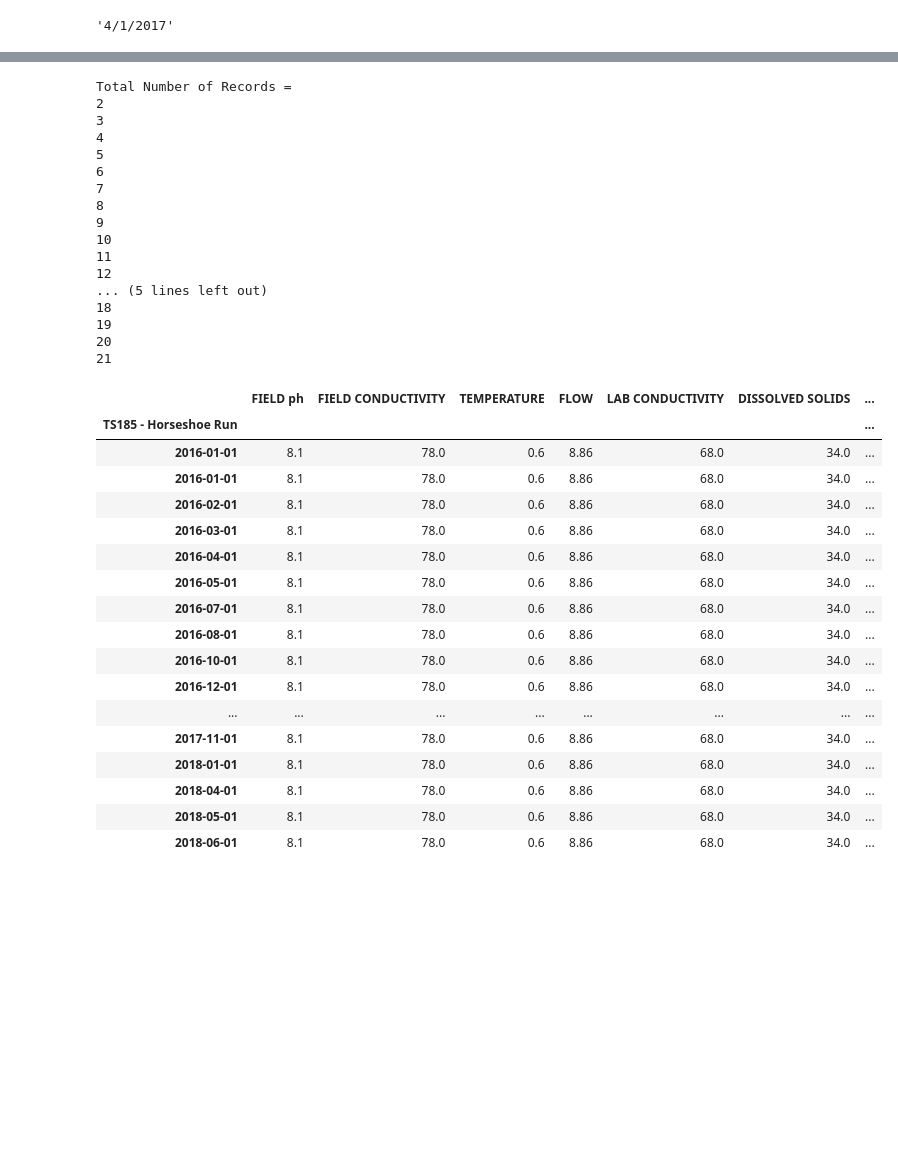
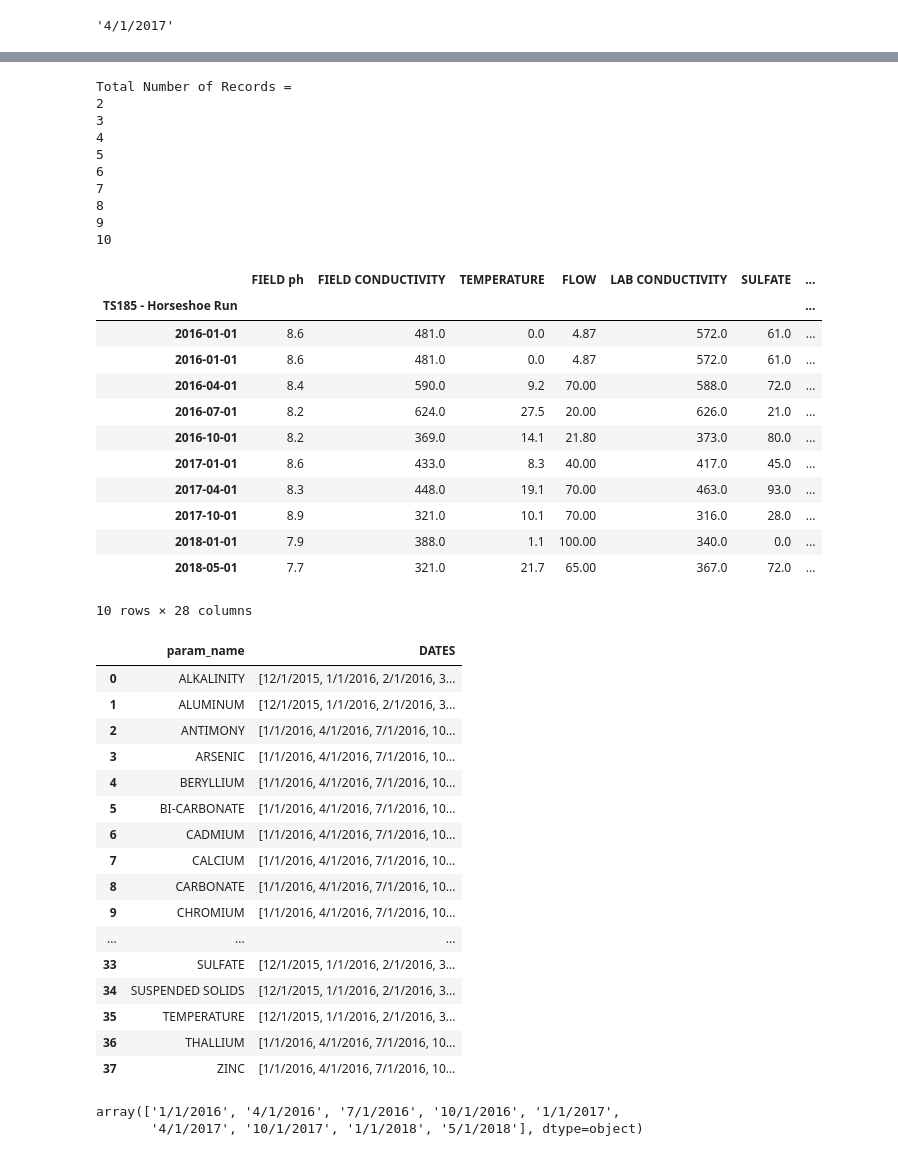
Before and after one commit to bonnerjf33/TS_Data_Web_App, a Jupyter notebook: TS_Web_Data_2.ipynb, the cells around one changed output, grey strips where cells are left out. Saved outputs shown, nothing was run; the diff lists cells and outputs as text; code cells hidden in the pictures; blank space fills up the shorter version.

```diff
--- a/TS_Web_Data_2.ipynb
+++ b/TS_Web_Data_2.ipynb
@@ -234,9 +234,9 @@ for i in param_dates:
 # %%
-ts = 'TS185'
+ts = 'TS176'
 
 df_comb = pd.read_csv('TS_New_Combined_Final.csv')
 df_comb = df_comb.fillna(0)
-
+df_comb = df_comb[df_comb['station_id'].str.contains(ts, na=False)]
 
 group = df_comb.groupby('param_name')
 df2 = pd.DataFrame(group.apply(lambda x: x['test_batch_id'].unique()))
@@ -269,65 +269,78 @@ print("Total Number of Records = ")
 for i, date in enumerate(dates):
 
     df_comb_date = common_filter1[common_filter1['station_id'].str.contains(ts, na=False)]
-    df_comb_date = df_comb_date[df_comb_date['test_batch_id'] == initial_date]
+    df_comb_date = df_comb_date[df_comb_date['test_batch_id'] == dates[i]]
     df_comb_date = df_comb_date.drop(['station_id', 'sample_id', 'fraction', 'result_unit', 'test_batch_id'], axis=1)
     df_comb_date = df_comb_date.set_index('param_name').transpose()
 
-    #df_comb_date = df_comb_date.astype('float')
+    df_comb_date = df_comb_date.astype('float')
 
     df_comb_date.columns = ['FIELD ph', 'FIELD CONDUCTIVITY','TEMPERATURE','FLOW', 'LAB CONDUCTIVITY', 'SULFATE', 'DISSOLVED SOLIDS', 'SUSPENDED SOLIDS', 'LAB ph', 'ALKALINITY', 'HOT ACIDITY', 'MINERAL ACIDITY', 'IRON_D', 'MANGANESE_D', 'ALUMINUM_D', 'IRON_T', 'MANGANESE_T', 'ALUMINUM_T', 'ANTIMONY', 'ARSENIC', 'BERYLLIUM', 'CADMIUM', 'CHROMIUM', 'COPPER', 'LEAD', 'MERCURY', 'NICKEL', 'SELENIUM', 'SILVER', 'THALLIUM', 'ZINC', 'CYANIDE', 'PHENOLS', 'NITRATE', 'SODIUM', 'CALCIUM', 'MAGNESIUM', 'POTASSIUM', 'BI-CARBONATE', 'CARBONATE', 'PHOSPHATE']
 
     df_comb_concat = pd.concat([df_comb_concat, df_comb_date])
 
     as_list = df_comb_concat.index.tolist()
     idx = as_list.index('result_value')
     as_list[idx] = dates[i]
     df_comb_concat.index = as_list
 
     df_comb_concat.index.name = 'TS185 - Horseshoe Run'
 
     print(1+(i+1))
 
 df_comb_concat = df_comb_concat.fillna(0)
 
 df_comb_concat = df_comb_concat.loc[:, (df_comb_date != 0).any(axis=0)]
 
 df_comb_concat.index = pd.to_datetime(df_comb_concat.index)
 
 df_comb_concat
 # %% [output]
 Total Number of Records =
 2
 3
 4
 5
 6
 7
 8
 9
 10
-11
-12
-... (5 lines left out)
-18
-19
-20
-21
-|  | FIELD ph | FIELD CONDUCTIVITY | TEMPERATURE | FLOW | LAB CONDUCTIVITY | DISSOLVED SOLIDS | ... |
+|  | FIELD ph | FIELD CONDUCTIVITY | TEMPERATURE | FLOW | LAB CONDUCTIVITY | SULFATE | ... |
 | TS185 - Horseshoe Run |  |  |  |  |  |  | ... |
-| 2016-01-01 | 8.1 | 78.0 | 0.6 | 8.86 | 68.0 | 34.0 | ... |
-| 2016-01-01 | 8.1 | 78.0 | 0.6 | 8.86 | 68.0 | 34.0 | ... |
-| 2016-02-01 | 8.1 | 78.0 | 0.6 | 8.86 | 68.0 | 34.0 | ... |
-| 2016-03-01 | 8.1 | 78.0 | 0.6 | 8.86 | 68.0 | 34.0 | ... |
-| 2016-04-01 | 8.1 | 78.0 | 0.6 | 8.86 | 68.0 | 34.0 | ... |
-| 2016-05-01 | 8.1 | 78.0 | 0.6 | 8.86 | 68.0 | 34.0 | ... |
-| 2016-07-01 | 8.1 | 78.0 | 0.6 | 8.86 | 68.0 | 34.0 | ... |
-| 2016-08-01 | 8.1 | 78.0 | 0.6 | 8.86 | 68.0 | 34.0 | ... |
-| 2016-10-01 | 8.1 | 78.0 | 0.6 | 8.86 | 68.0 | 34.0 | ... |
-| 2016-12-01 | 8.1 | 78.0 | 0.6 | 8.86 | 68.0 | 34.0 | ... |
-| ... | ... | ... | ... | ... | ... | ... | ... |
-| 2017-11-01 | 8.1 | 78.0 | 0.6 | 8.86 | 68.0 | 34.0 | ... |
-| 2018-01-01 | 8.1 | 78.0 | 0.6 | 8.86 | 68.0 | 34.0 | ... |
-| 2018-04-01 | 8.1 | 78.0 | 0.6 | 8.86 | 68.0 | 34.0 | ... |
-| 2018-05-01 | 8.1 | 78.0 | 0.6 | 8.86 | 68.0 | 34.0 | ... |
-| 2018-06-01 | 8.1 | 78.0 | 0.6 | 8.86 | 68.0 | 34.0 | ... |
+| 2016-01-01 | 8.6 | 481.0 | 0.0 | 4.87 | 572.0 | 61.0 | ... |
+| 2016-01-01 | 8.6 | 481.0 | 0.0 | 4.87 | 572.0 | 61.0 | ... |
+| 2016-04-01 | 8.4 | 590.0 | 9.2 | 70.00 | 588.0 | 72.0 | ... |
+| 2016-07-01 | 8.2 | 624.0 | 27.5 | 20.00 | 626.0 | 21.0 | ... |
+| 2016-10-01 | 8.2 | 369.0 | 14.1 | 21.80 | 373.0 | 80.0 | ... |
+| 2017-01-01 | 8.6 | 433.0 | 8.3 | 40.00 | 417.0 | 45.0 | ... |
+| 2017-04-01 | 8.3 | 448.0 | 19.1 | 70.00 | 463.0 | 93.0 | ... |
+| 2017-10-01 | 8.9 | 321.0 | 10.1 | 70.00 | 316.0 | 28.0 | ... |
+| 2018-01-01 | 7.9 | 388.0 | 1.1 | 100.00 | 340.0 | 0.0 | ... |
+| 2018-05-01 | 7.7 | 321.0 | 21.7 | 65.00 | 367.0 | 72.0 | ... |
+10 rows × 28 columns
+# %%
+df2
+# %% [output]
+|  | param_name | DATES |
+| 0 | ALKALINITY | [12/1/2015, 1/1/2016, 2/1/2016, 3... |
+| 1 | ALUMINUM | [12/1/2015, 1/1/2016, 2/1/2016, 3... |
+| 2 | ANTIMONY | [1/1/2016, 4/1/2016, 7/1/2016, 10... |
+| 3 | ARSENIC | [1/1/2016, 4/1/2016, 7/1/2016, 10... |
+| 4 | BERYLLIUM | [1/1/2016, 4/1/2016, 7/1/2016, 10... |
+| 5 | BI-CARBONATE | [1/1/2016, 4/1/2016, 7/1/2016, 10... |
+| 6 | CADMIUM | [1/1/2016, 4/1/2016, 7/1/2016, 10... |
+| 7 | CALCIUM | [1/1/2016, 4/1/2016, 7/1/2016, 10... |
+| 8 | CARBONATE | [1/1/2016, 4/1/2016, 7/1/2016, 10... |
+| 9 | CHROMIUM | [1/1/2016, 4/1/2016, 7/1/2016, 10... |
+| ... | ... | ... |
+| 33 | SULFATE | [12/1/2015, 1/1/2016, 2/1/2016, 3... |
+| 34 | SUSPENDED SOLIDS | [12/1/2015, 1/1/2016, 2/1/2016, 3... |
+| 35 | TEMPERATURE | [12/1/2015, 1/1/2016, 2/1/2016, 3... |
+| 36 | THALLIUM | [1/1/2016, 4/1/2016, 7/1/2016, 10... |
+| 37 | ZINC | [1/1/2016, 4/1/2016, 7/1/2016, 10... |
+# %%
+dates
+# %% [output]
+array(['1/1/2016', '4/1/2016', '7/1/2016', '10/1/2016', '1/1/2017',
+       '4/1/2017', '10/1/2017', '1/1/2018', '5/1/2018'], dtype=object)
```
Also changed, not shown: parts of 2 cells of this notebook, 2 other files.
